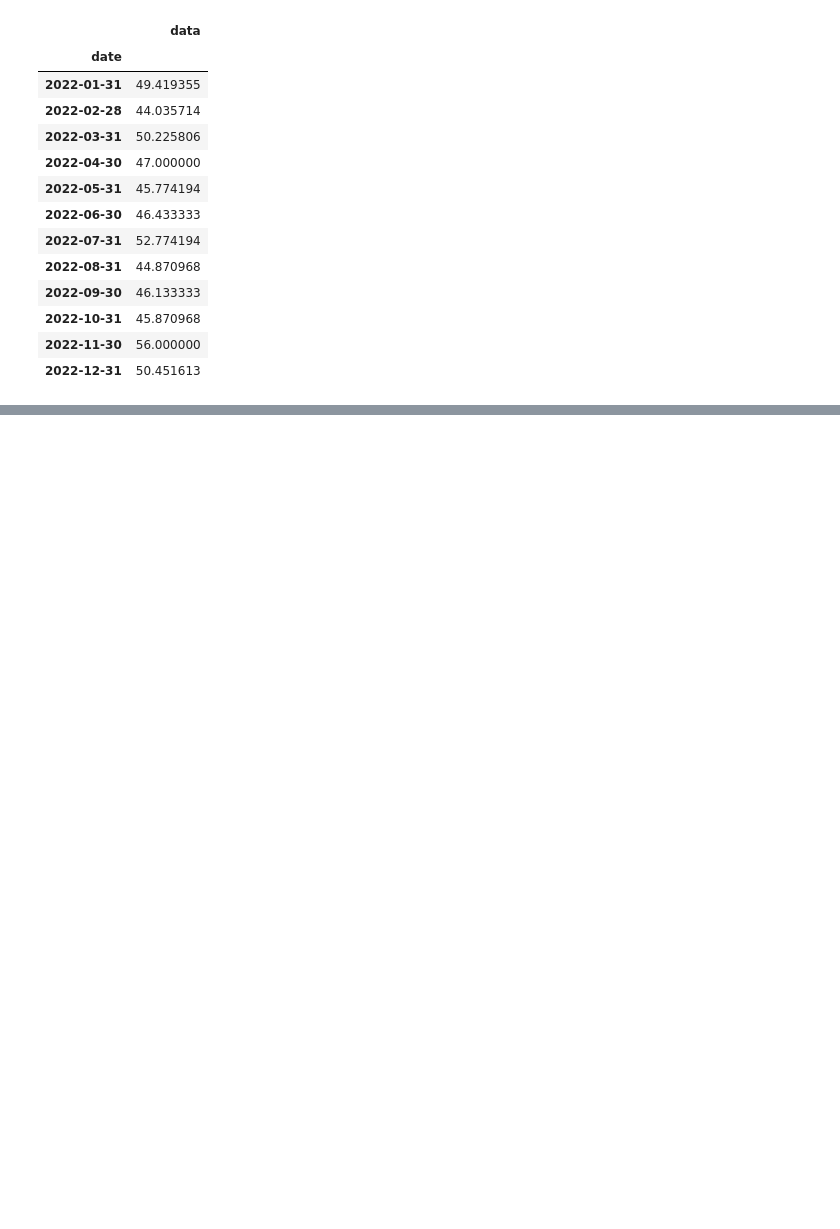
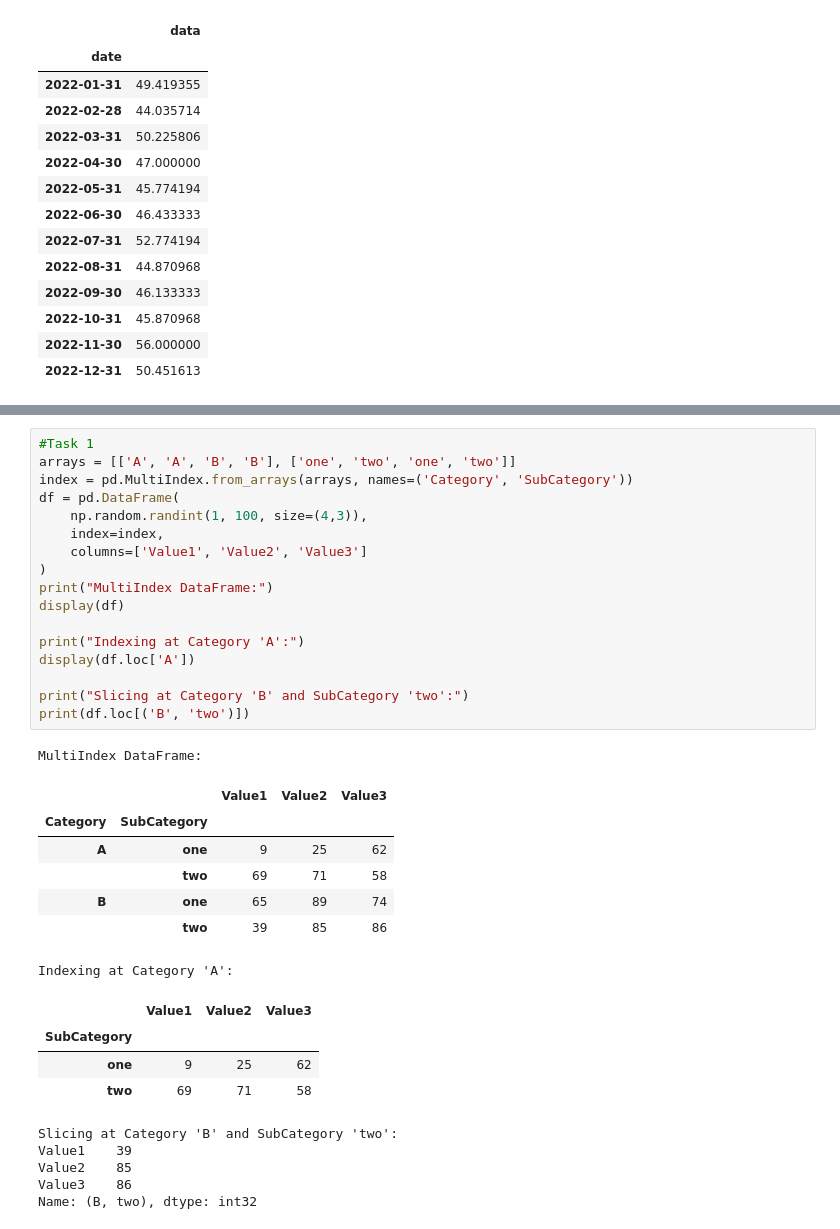
Before and after one commit to developersview/complete-python-DS-ML-bootcamp, a Jupyter notebook: Ch13 - DataAnalysisWithPython/numpypandasassignments/pandasasssignments.ipynb, the cells around one changed output, grey strips where cells are left out. Drawn from its saved outputs; the diff is of its cells as text; blank space fills up the shorter version.

```diff
--- a/Ch13 - DataAnalysisWithPython/numpypandasassignments/pandasasssignments.ipynb
+++ b/Ch13 - DataAnalysisWithPython/numpypandasassignments/pandasasssignments.ipynb
@@ -451,0 +457,35 @@ Monthly mean DataFrame:
+# %%
+#Task 1
+arrays = [['A', 'A', 'B', 'B'], ['one', 'two', 'one', 'two']]
+index = pd.MultiIndex.from_arrays(arrays, names=('Category', 'SubCategory'))
+df = pd.DataFrame(
+    np.random.randint(1, 100, size=(4,3)),
+    index=index,
+    columns=['Value1', 'Value2', 'Value3']
+)
+print("MultiIndex DataFrame:")
+display(df)
+
+print("Indexing at Category 'A':")
+display(df.loc['A'])
+
+print("Slicing at Category 'B' and SubCategory 'two':")
+print(df.loc[('B', 'two')])
+# %% [output]
+MultiIndex DataFrame:
+|  |  | Value1 | Value2 | Value3 |
+| Category | SubCategory |  |  |  |
+| A | one | 9 | 25 | 62 |
+|  | two | 69 | 71 | 58 |
+| B | one | 65 | 89 | 74 |
+|  | two | 39 | 85 | 86 |
+Indexing at Category 'A':
+|  | Value1 | Value2 | Value3 |
+| SubCategory |  |  |  |
+| one | 9 | 25 | 62 |
+| two | 69 | 71 | 58 |
+Slicing at Category 'B' and SubCategory 'two':
+Value1    39
+Value2    85
+Value3    86
+Name: (B, two), dtype: int32
```
Also changed, not shown: parts of 2 cells of this notebook.
